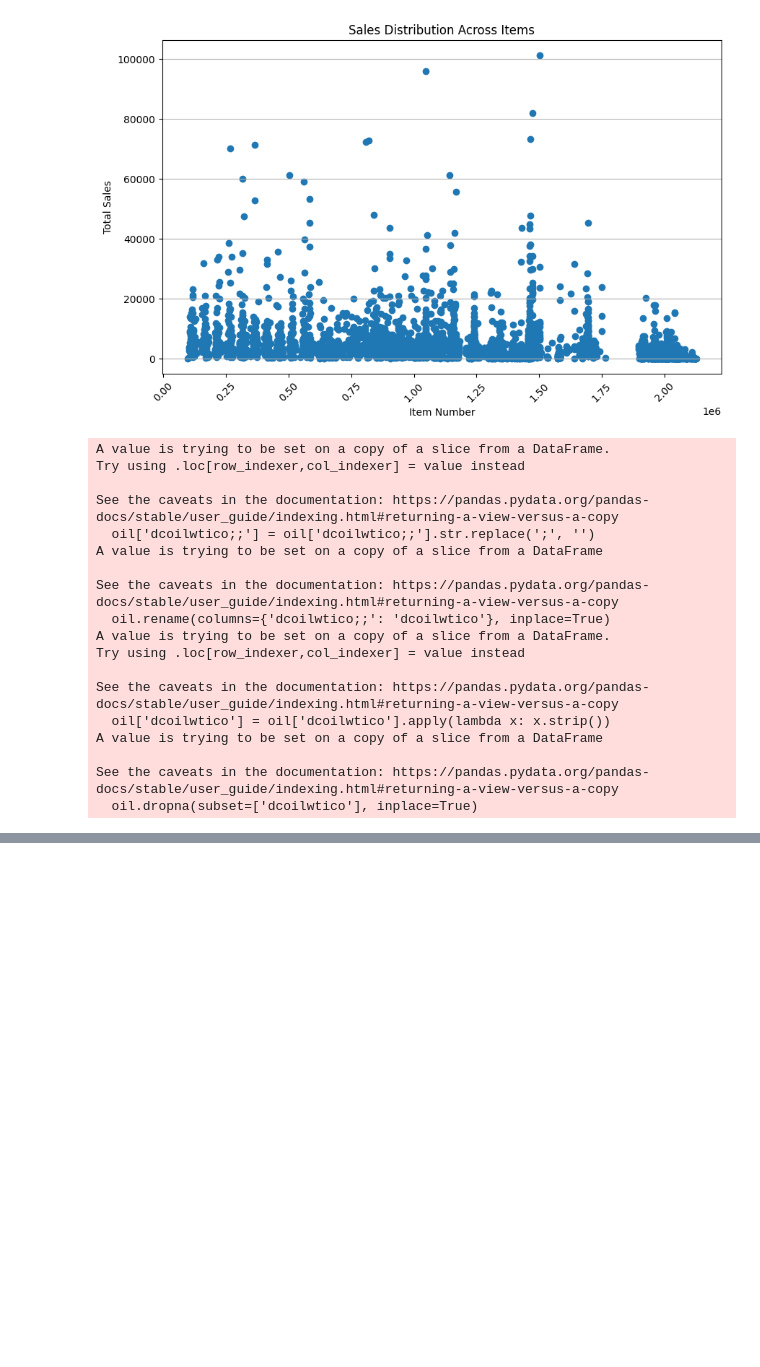
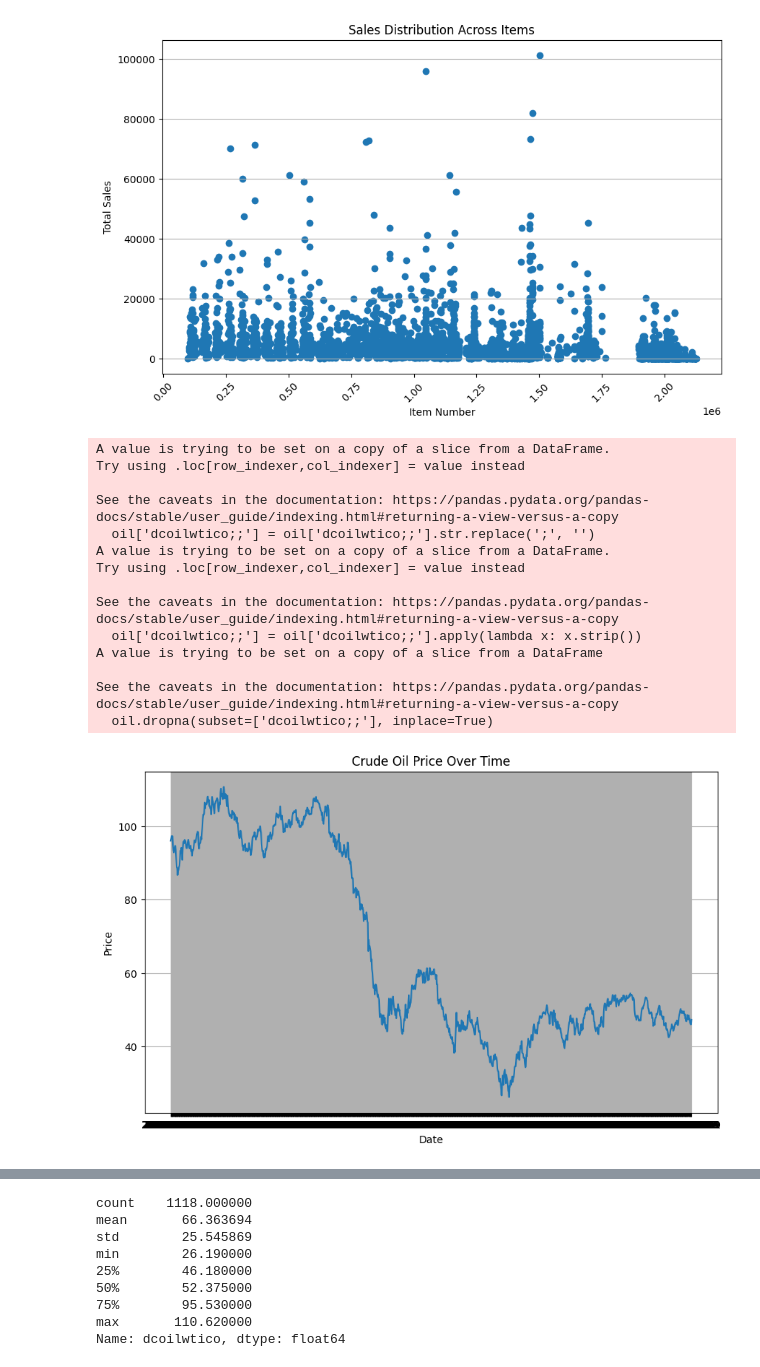
Before and after one commit to florboydens/Data-Analytics-Case-2, a Jupyter notebook: supermarket.ipynb, the cells around one changed output, grey strips where cells are left out. Saved outputs shown, nothing was run; the diff lists cells and outputs as text; code cells hidden in the pictures; blank space fills up the shorter version.

Commit message:
visualize oil file and create

```diff
--- a/supermarket.ipynb
+++ b/supermarket.ipynb
@@ -11,9 +37,9 @@ Starten met exploreren en importeren van data
 # %%
 
 #base_path = 'C:/GitHub/Data-Analytics-Case-2_LOCAL/data/'
-base_path = 'data/'
+base_path = 'dataRaw/'
 # Reading data.csv with consideration for mixed types
-data = pd.read_csv(base_path + 'data.csv', sep=',', low_memory=False)
+dataRaw = pd.read_csv(base_path + 'data.csv', sep=',', low_memory=False)
 # Reading holidays_events.csv without specific issues mentioned, but keep an eye for potential encoding errors
 holidays_events = pd.read_csv(base_path + 'holidays_events(India).csv', sep=';')
 # Reading items.csv with consideration for mixed types
@@ -30,7 +56,7 @@ transactions = pd.read_csv(base_path + 'transactions.csv', sep=',')
 # Notes:
 # 1. For files like 'oil(India).csv' where there are potential empty fields (';;'), skipinitialspace=True helps clean up any leading spaces after the separator, which might help in correctly parsing the fields.
 # 2. If any of these files still present challenges, consider specifying dtype for columns with mixed types, or exploring the files manually to identify further specific needs (like missing values handling, encoding, etc.).
-print(data.head())
+print(dataRaw.head())
 print(holidays_events.head())
 print(items.head())
 print(oilRaw.head())
@@ -220,48 +283,71 @@ plt.show()
 # Create a mask to filter rows with '%' in the 'dcoilwtico;;' column
 mask = oilRaw['dcoilwtico;;'].str.contains('%')
 
 # Filter the rows using the mask and create the 'oilExtra' dataframe
 oilExtra = oilRaw[mask]
 
 # Delete the rows from the 'oil' dataframe that were moved to 'oilExtra'
 oil = oilRaw[~mask]
 
+# Reset the index of the 'oil' dataframe
+oil.reset_index(drop=True, inplace=True)
+
 # Replace "." with ","
 oil['dcoilwtico;;'] = oil['dcoilwtico;;'].str.replace(';', '')
+#oil['dcoilwtico;;'] = oil['dcoilwtico;;'].str.replace('.', ',')
+
+# Drop rows with missing values or spaces in the 'dcoilwtico' column
+oil['dcoilwtico;;'] = oil['dcoilwtico;;'].apply(lambda x: x.strip())
+oil.dropna(subset=['dcoilwtico;;'], inplace=True)
+oil = oil[~(oil['dcoilwtico;;'] == '')]
+
+# Convert the 'dcoilwtico' column to float and round to 2 decimal places
+try:
+    oil['dcoilwtico;;'] = oil['dcoilwtico;;'].astype(float).round(2)
+except:
+    oil.dropna(subset=['dcoilwtico;;'], inplace=True)
 
 # Delete the ";"
 oil.rename(columns={'dcoilwtico;;': 'dcoilwtico'}, inplace=True)
 
-# Drop rows with missing values or spaces in the 'dcoilwtico' column
-oil['dcoilwtico'] = oil['dcoilwtico'].apply(lambda x: x.strip())
-oil.dropna(subset=['dcoilwtico'], inplace=True)
-oil = oil[~(oilRaw['dcoilwtico;;'] == '')]
+# Plot the oil prices over time
+plt.figure(figsize=(10, 6))
+plt.plot(oil['date'], oil['dcoilwtico'])
+plt.title('Crude Oil Price Over Time')
+plt.xlabel('Date')
+plt.ylabel('Price')
+plt.grid(True)
+# Set the x-axis locator and formatter
+ax = plt.gca()
+""" # Set the locator to every year
+mylocator = mdates.YearLocator()
+ax.xaxis.set_major_locator(mylocator)
+# Use ConciseDateFormatter to format the dates
+formatter = mdates.ConciseDateFormatter(locator=mylocator)
+ax.xaxis.set_major_formatter(formatter) """
+plt.show()
 
-# Reset the index of the 'oil' dataframe
-oil.reset_index(drop=True, inplace=True)
-
-# Convert the 'dcoilwtico' column to float and round to 2 decimal places
-oil['dcoilwtico'] = oil['dcoilwtico'].astype(float).round(2)
-
-# Print the 'oilExtra' dataframe
-print(oilExtra)
+# Print the 'oil' dataframe
 print(oil)
+# explore the 'oil' dataframe
+empty_cells_count = oil['dcoilwtico'].isnull().sum()
+print(empty_cells_count)
+space_cells_count = (oil['dcoilwtico'] == ' ').sum()
+print(space_cells_count)
+oil['dcoilwtico'].describe()
 # %% [output]
 A value is trying to be set on a copy of a slice from a DataFrame.
 Try using .loc[row_indexer,col_indexer] = value instead
 
 See the caveats in the documentation: https://pandas.pydata.org/pandas-docs/stable/user_guide/indexing.html#returning-a-view-versus-a-copy
   oil['dcoilwtico;;'] = oil['dcoilwtico;;'].str.replace(';', '')
-A value is trying to be set on a copy of a slice from a DataFrame
-
-See the caveats in the documentation: https://pandas.pydata.org/pandas-docs/stable/user_guide/indexing.html#returning-a-view-versus-a-copy
-  oil.rename(columns={'dcoilwtico;;': 'dcoilwtico'}, inplace=True)
 A value is trying to be set on a copy of a slice from a DataFrame.
 Try using .loc[row_indexer,col_indexer] = value instead
 
 See the caveats in the documentation: https://pandas.pydata.org/pandas-docs/stable/user_guide/indexing.html#returning-a-view-versus-a-copy
-  oil['dcoilwtico'] = oil['dcoilwtico'].apply(lambda x: x.strip())
+  oil['dcoilwtico;;'] = oil['dcoilwtico;;'].apply(lambda x: x.strip())
 A value is trying to be set on a copy of a slice from a DataFrame
 
 See the caveats in the documentation: https://pandas.pydata.org/pandas-docs/stable/user_guide/indexing.html#returning-a-view-versus-a-copy
-  oil.dropna(subset=['dcoilwtico'], inplace=True)
+  oil.dropna(subset=['dcoilwtico;;'], inplace=True)
+[figure, added]
@@ -268,0 +370,9 @@ ValueError: could not convert string to float: ''
+count    1118.000000
+mean       66.363694
+std        25.545869
+min        26.190000
+25%        46.180000
+50%        52.375000
+75%        95.530000
+max       110.620000
+Name: dcoilwtico, dtype: float64
```
Also changed, not shown: parts of 11 cells of this notebook, 8 other files.
